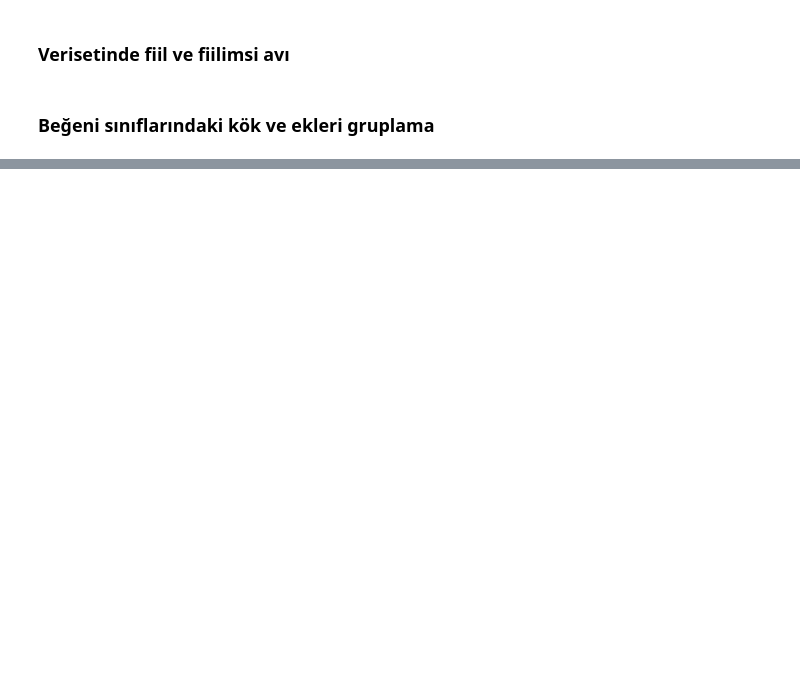
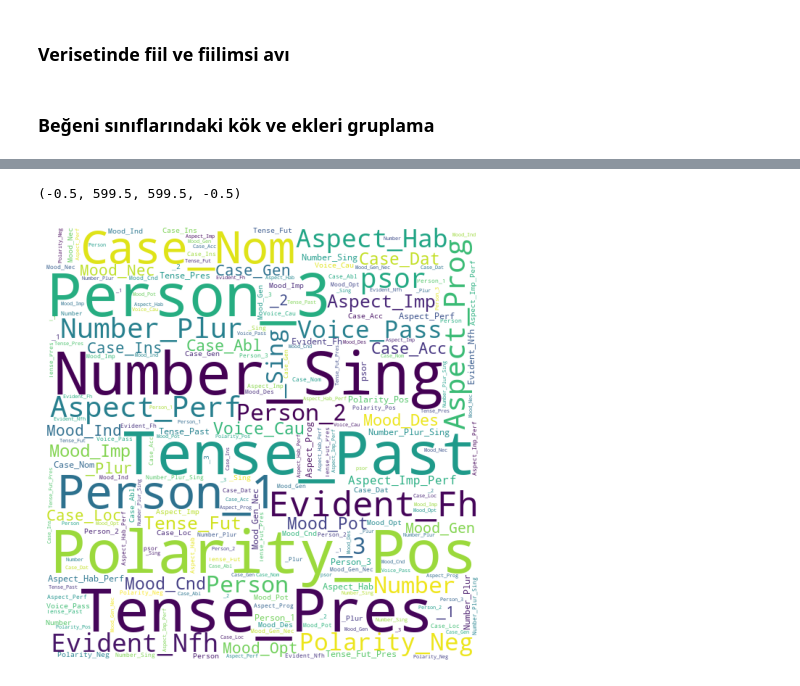
Before and after one commit to turkish-nlp-suite/dokuz-eylul-etkinlik, a Jupyter notebook: Film-yorumlari-ve-fiiller.ipynb, the cells around one changed output, grey strips where cells are left out. Saved outputs shown, nothing was run; the diff lists cells and outputs as text; code cells hidden in the pictures; blank space fills up the shorter version.

```diff
--- a/Film-yorumlari-ve-fiiller.ipynb
+++ b/Film-yorumlari-ve-fiiller.ipynb
@@ -23,0 +473,18 @@ display(Image(filename='assets/mood-modality-ekler.png'))
+# %%
+olumlu_fiil_ekleri =""
+for key, val in olumlu_fiil_dict.items():
+    newk = key.replace("=", "_").replace(",", "_")
+    k = (newk + " ") * val
+    olumlu_fiil_ekleri += k
+
+olumlu_fiil_ekleri = olumlu_fiil_ekleri.strip()
+
+wordcloud = WordCloud(background_color="white", contour_width=3, contour_color='steelblue', width = 600, height = 600, repeat=True, collocations = False,scale=1)
+wordcloud.generate(olumlu_fiil_ekleri)
+
+plt.figure(figsize = [8, 8])
+plt.imshow(wordcloud)
+plt.axis("off")
+# %% [output]
+(-0.5, 599.5, 599.5, -0.5)
+[figure, added]
```
Also changed, not shown: parts of 74 cells of this notebook.
